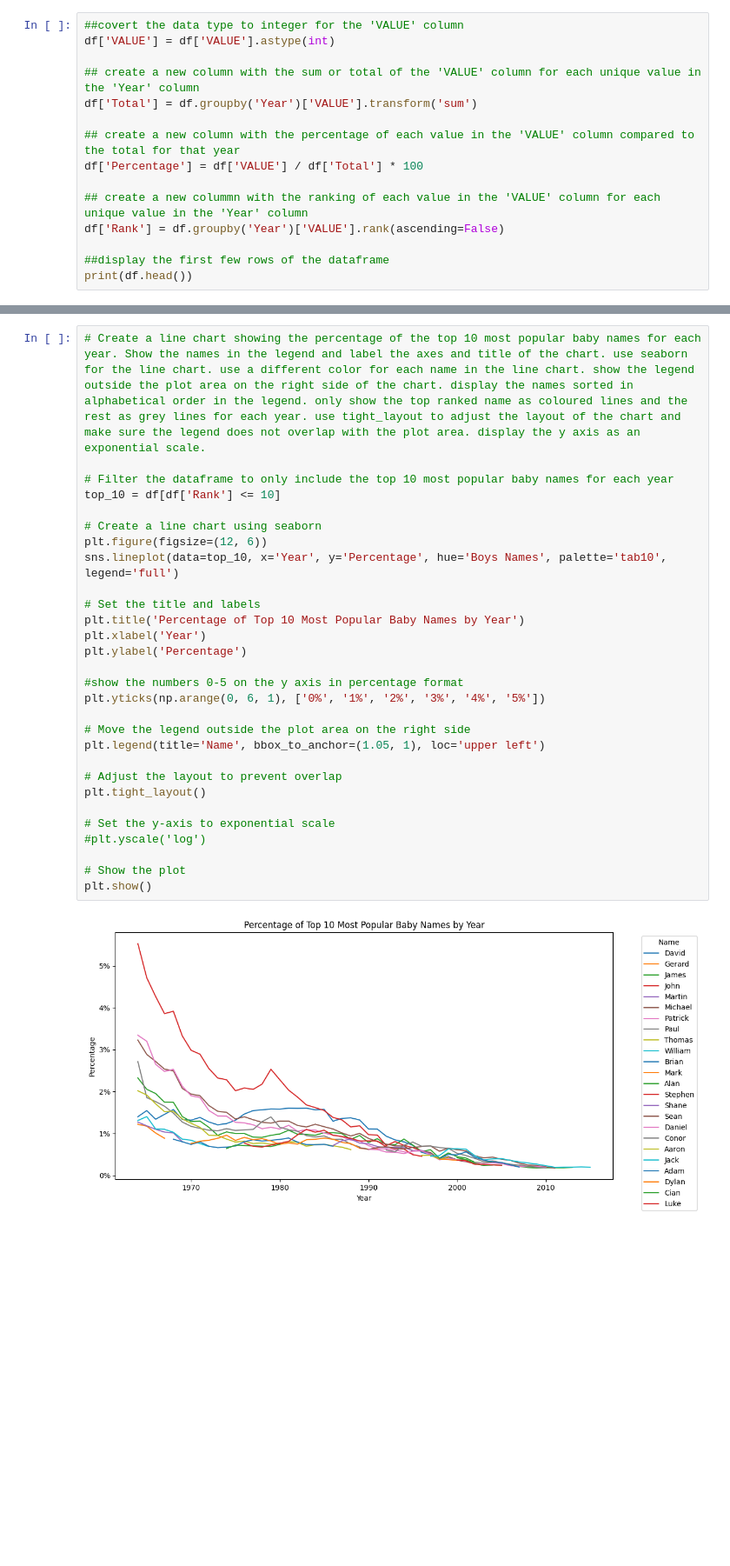
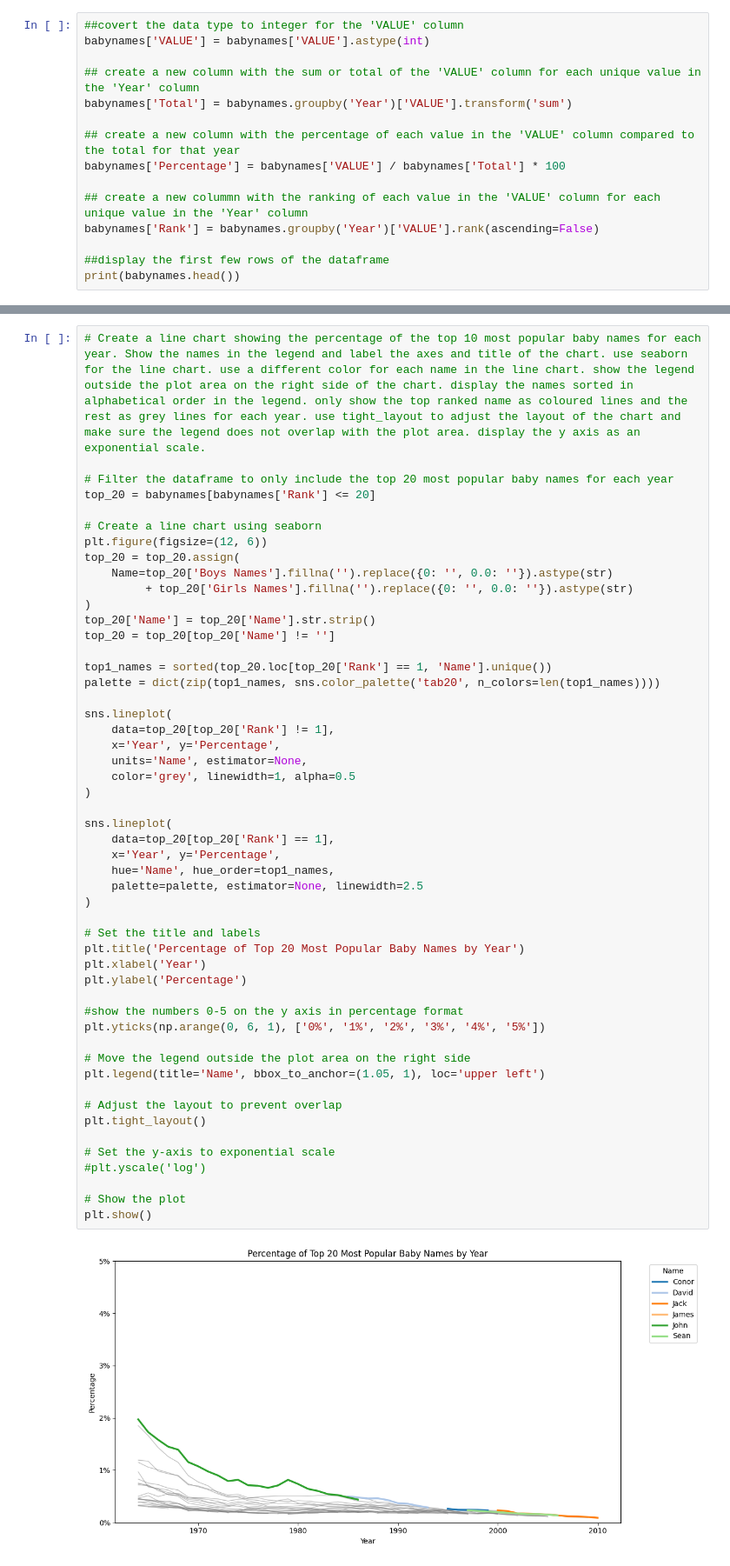
Before and after one commit to cathalred88/PFDA, a Jupyter notebook: my-work/babynames.ipynb, the cells around one changed output, grey strips where cells are left out. Shown at 87% size. Drawn from its saved outputs; the diff is of its cells as text; blank space fills up the shorter version.

```diff
--- a/my-work/babynames.ipynb
+++ b/my-work/babynames.ipynb
@@ -30,16 +42,16 @@ print(df.head())
 # %%
 ##covert the data type to integer for the 'VALUE' column
-df['VALUE'] = df['VALUE'].astype(int)
+babynames['VALUE'] = babynames['VALUE'].astype(int)
 
 ## create a new column with the sum or total of the 'VALUE' column for each unique value in the 'Year' column
-df['Total'] = df.groupby('Year')['VALUE'].transform('sum')
+babynames['Total'] = babynames.groupby('Year')['VALUE'].transform('sum')
 
 ## create a new column with the percentage of each value in the 'VALUE' column compared to the total for that year
-df['Percentage'] = df['VALUE'] / df['Total'] * 100
+babynames['Percentage'] = babynames['VALUE'] / babynames['Total'] * 100
 
 ## create a new colummn with the ranking of each value in the 'VALUE' column for each unique value in the 'Year' column
-df['Rank'] = df.groupby('Year')['VALUE'].rank(ascending=False)
+babynames['Rank'] = babynames.groupby('Year')['VALUE'].rank(ascending=False)
 
 ##display the first few rows of the dataframe
-print(df.head())
+print(babynames.head())
 # %% [output]
@@ -52,34 +71,56 @@ print(df.head())
 # %%
 # Create a line chart showing the percentage of the top 10 most popular baby names for each year. Show the names in the legend and label the axes and title of the chart. use seaborn for the line chart. use a different color for each name in the line chart. show the legend outside the plot area on the right side of the chart. display the names sorted in alphabetical order in the legend. only show the top ranked name as coloured lines and the rest as grey lines for each year. use tight_layout to adjust the layout of the chart and make sure the legend does not overlap with the plot area. display the y axis as an exponential scale.
 
-# Filter the dataframe to only include the top 10 most popular baby names for each year
-top_10 = df[df['Rank'] <= 10]
+# Filter the dataframe to only include the top 20 most popular baby names for each year
+top_20 = babynames[babynames['Rank'] <= 20]
 
 # Create a line chart using seaborn
 plt.figure(figsize=(12, 6))
-sns.lineplot(data=top_10, x='Year', y='Percentage', hue='Boys Names', palette='tab10', legend='full')
+top_20 = top_20.assign(
+    Name=top_20['Boys Names'].fillna('').replace({0: '', 0.0: ''}).astype(str)
+         + top_20['Girls Names'].fillna('').replace({0: '', 0.0: ''}).astype(str)
+)
+top_20['Name'] = top_20['Name'].str.strip()
+top_20 = top_20[top_20['Name'] != '']
+
+top1_names = sorted(top_20.loc[top_20['Rank'] == 1, 'Name'].unique())
+palette = dict(zip(top1_names, sns.color_palette('tab20', n_colors=len(top1_names))))
+
+sns.lineplot(
+    data=top_20[top_20['Rank'] != 1],
+    x='Year', y='Percentage',
+    units='Name', estimator=None,
+    color='grey', linewidth=1, alpha=0.5
+)
+
+sns.lineplot(
+    data=top_20[top_20['Rank'] == 1],
+    x='Year', y='Percentage',
+    hue='Name', hue_order=top1_names,
+    palette=palette, estimator=None, linewidth=2.5
+)
 
 # Set the title and labels
-plt.title('Percentage of Top 10 Most Popular Baby Names by Year')
+plt.title('Percentage of Top 20 Most Popular Baby Names by Year')
 plt.xlabel('Year')
 plt.ylabel('Percentage')
 
 #show the numbers 0-5 on the y axis in percentage format
 plt.yticks(np.arange(0, 6, 1), ['0%', '1%', '2%', '3%', '4%', '5%'])
 
 # Move the legend outside the plot area on the right side
 plt.legend(title='Name', bbox_to_anchor=(1.05, 1), loc='upper left')
 
 # Adjust the layout to prevent overlap
 plt.tight_layout()
 
 # Set the y-axis to exponential scale
 #plt.yscale('log')
 
 # Show the plot
 plt.show()
 # %% [output]
-[figure, old version]
+[figure, new version]
 # %%
 # calculate the ginini coefficient for the 'VALUE' column for each year
 def gini_coefficient(x):
```
Also changed, not shown: parts of 3 cells of this notebook.
